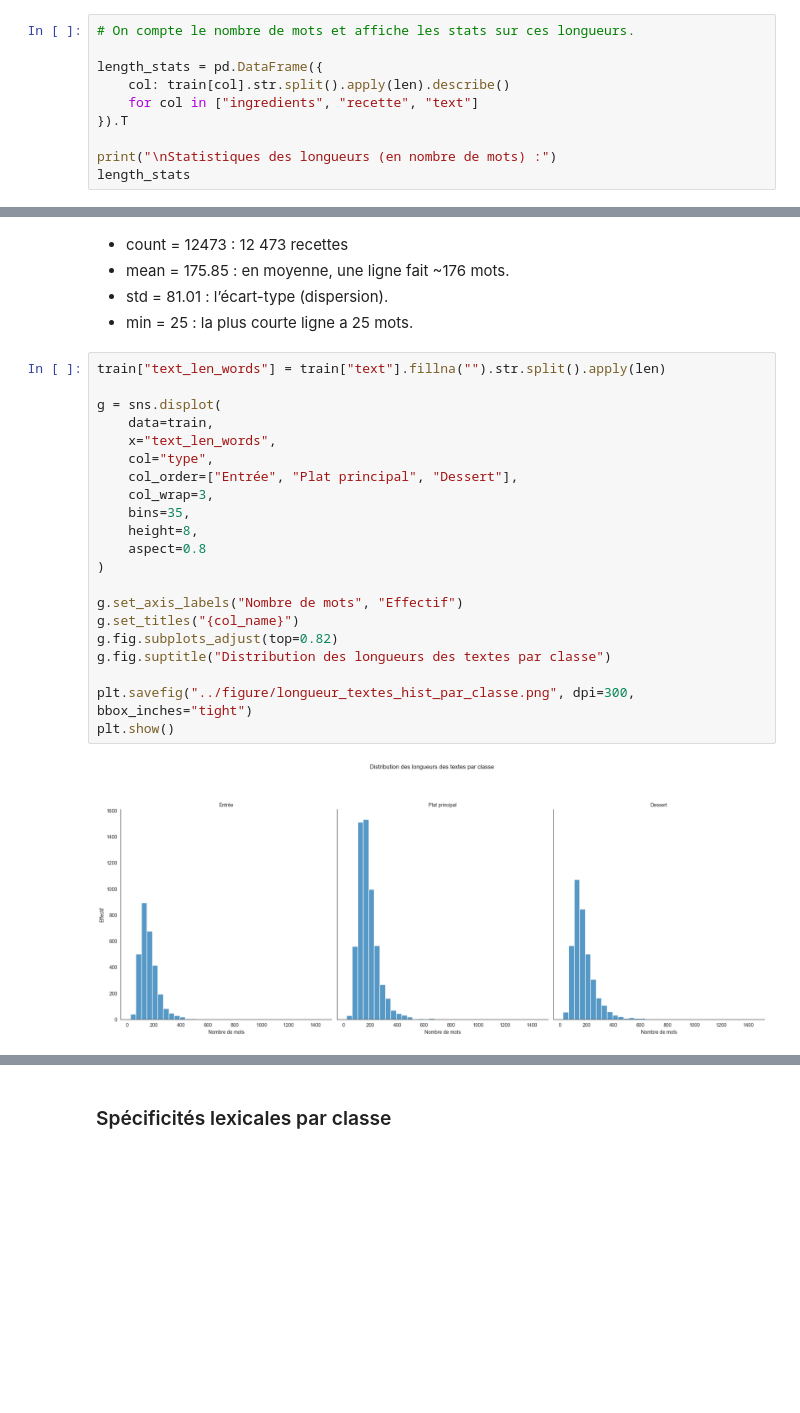
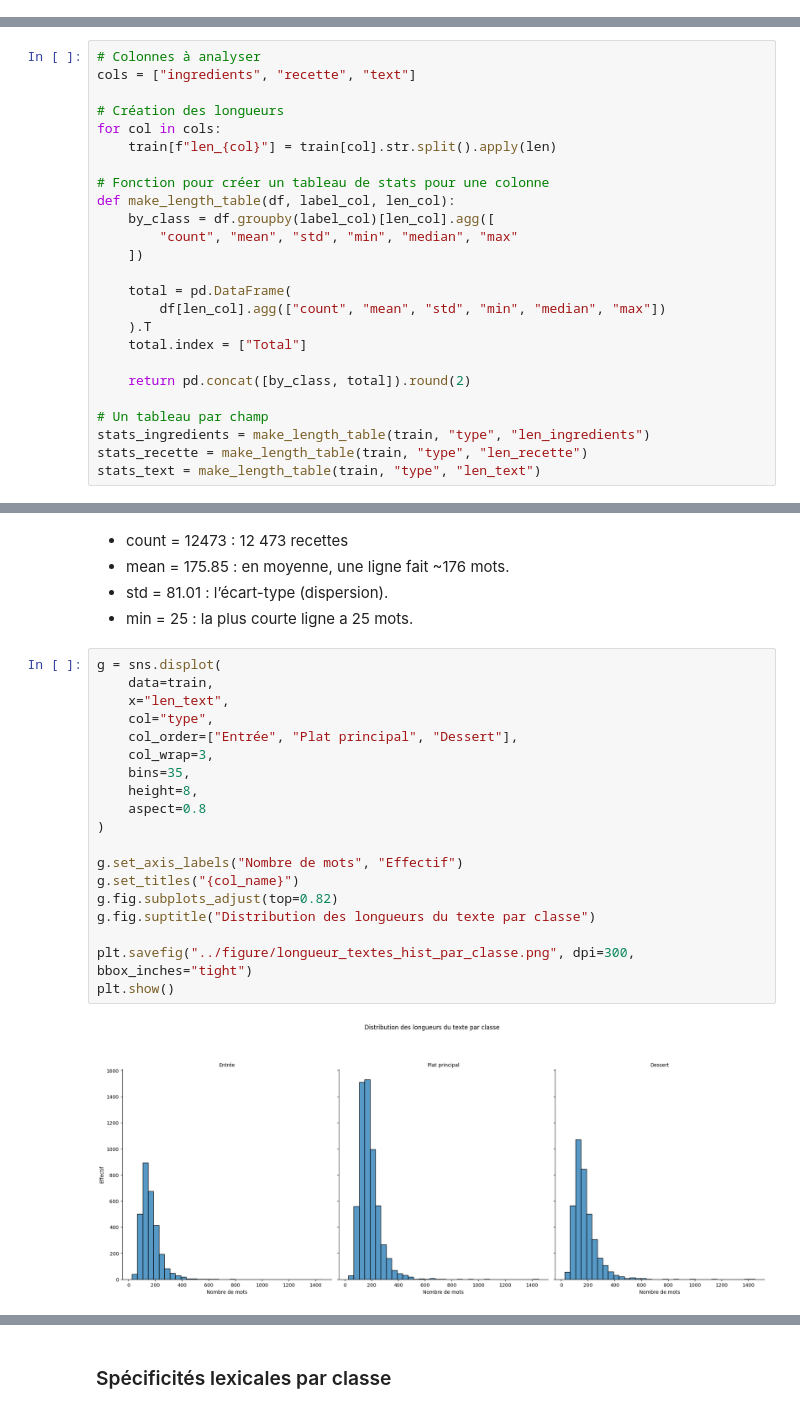
Before and after one commit to StuartGP-dev/Projet_TAL, a Jupyter notebook: src/main.ipynb, the cells around one changed output, grey strips where cells are left out. Drawn from its saved outputs; the diff is of its cells as text; blank space fills up the shorter version.

Commit message:
Ajout analyse, modification longueur et plots

```diff
--- a/src/main.ipynb
+++ b/src/main.ipynb
@@ -157,10 +156,0 @@ plt.show()
-# %%
-# On compte le nombre de mots et affiche les stats sur ces longueurs.
-
-length_stats = pd.DataFrame({
-    col: train[col].str.split().apply(len).describe()
-    for col in ["ingredients", "recette", "text"]
-}).T
-
-print("\nStatistiques des longueurs (en nombre de mots) :")
-length_stats
@@ -172,0 +157,25 @@ Statistiques des longueurs (en nombre de mots) :
+# %%
+# Colonnes à analyser
+cols = ["ingredients", "recette", "text"]
+
+# Création des longueurs
+for col in cols:
+    train[f"len_{col}"] = train[col].str.split().apply(len)
+
+# Fonction pour créer un tableau de stats pour une colonne
+def make_length_table(df, label_col, len_col):
+    by_class = df.groupby(label_col)[len_col].agg([
+        "count", "mean", "std", "min", "median", "max"
+    ])
+
+    total = pd.DataFrame(
+        df[len_col].agg(["count", "mean", "std", "min", "median", "max"])
+    ).T
+    total.index = ["Total"]
+
+    return pd.concat([by_class, total]).round(2)
+
+# Un tableau par champ
+stats_ingredients = make_length_table(train, "type", "len_ingredients")
+stats_recette = make_length_table(train, "type", "len_recette")
+stats_text = make_length_table(train, "type", "len_text")
@@ -176,25 +213,23 @@ Statistiques des longueurs (en nombre de mots) :
 - std = 81.01 : l’écart-type (dispersion).
 - min = 25 : la plus courte ligne a 25 mots.
 # %%
-train["text_len_words"] = train["text"].fillna("").str.split().apply(len)
-
 g = sns.displot(
     data=train,
-    x="text_len_words",
+    x="len_text",
     col="type",
     col_order=["Entrée", "Plat principal", "Dessert"],
     col_wrap=3,
     bins=35,
     height=8,
     aspect=0.8
 )
 
 g.set_axis_labels("Nombre de mots", "Effectif")
 g.set_titles("{col_name}")
 g.fig.subplots_adjust(top=0.82)
-g.fig.suptitle("Distribution des longueurs des textes par classe")
+g.fig.suptitle("Distribution des longueurs du texte par classe")
 
 plt.savefig("../figure/longueur_textes_hist_par_classe.png", dpi=300, bbox_inches="tight")
 plt.show()
 # %% [output]
-[figure, old version]
+[figure, new version]
```
Also changed, not shown: parts of 18 cells of this notebook, 11 other files.
